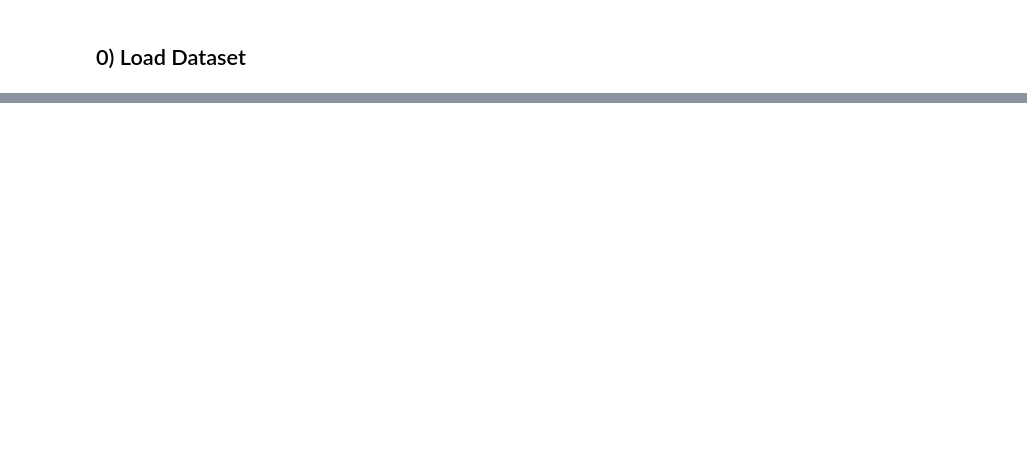
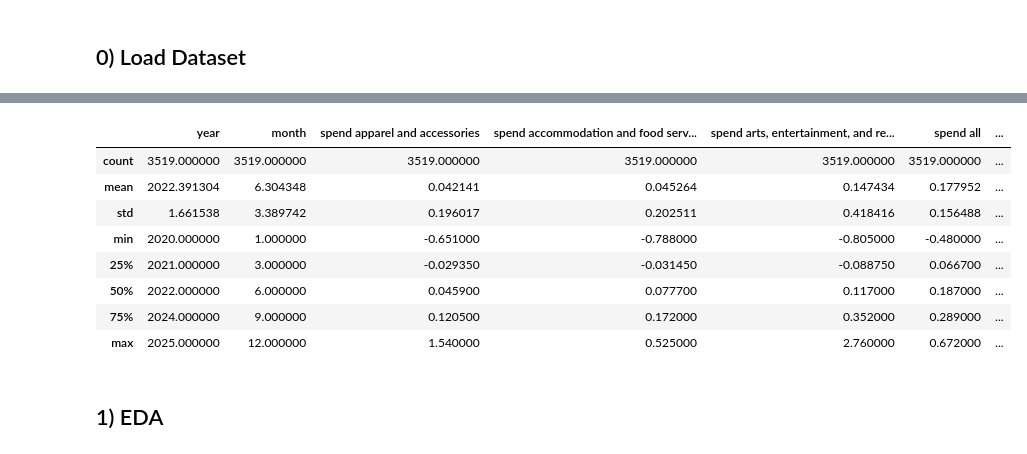
Before and after one commit to nisharonn/US-Economic-Recovery-Post-COVID-19, a Jupyter notebook: MLR.ipynb, the cells around one changed output, grey strips where cells are left out. Saved outputs shown, nothing was run; the diff lists cells and outputs as text; code cells hidden in the pictures; blank space fills up the shorter version.

```diff
--- a/MLR.ipynb
+++ b/MLR.ipynb
@@ -210,0 +75,14 @@ AUC (test):      0.998
+# %%
+data.describe()
+# %% [output]
+|  | year | month | spend apparel and accessories | spend accommodation and food serv... | spend arts, entertainment, and re... | spend all | ... |
+| count | 3519.000000 | 3519.000000 | 3519.000000 | 3519.000000 | 3519.000000 | 3519.000000 | ... |
+| mean | 2022.391304 | 6.304348 | 0.042141 | 0.045264 | 0.147434 | 0.177952 | ... |
+| std | 1.661538 | 3.389742 | 0.196017 | 0.202511 | 0.418416 | 0.156488 | ... |
+| min | 2020.000000 | 1.000000 | -0.651000 | -0.788000 | -0.805000 | -0.480000 | ... |
+| 25% | 2021.000000 | 3.000000 | -0.029350 | -0.031450 | -0.088750 | 0.066700 | ... |
+| 50% | 2022.000000 | 6.000000 | 0.045900 | 0.077700 | 0.117000 | 0.187000 | ... |
+| 75% | 2024.000000 | 9.000000 | 0.120500 | 0.172000 | 0.352000 | 0.289000 | ... |
+| max | 2025.000000 | 12.000000 | 1.540000 | 0.525000 | 2.760000 | 0.672000 | ... |
+# %% [markdown]
+## 1) EDA
```
Also changed, not shown: parts of 53 cells of this notebook.
